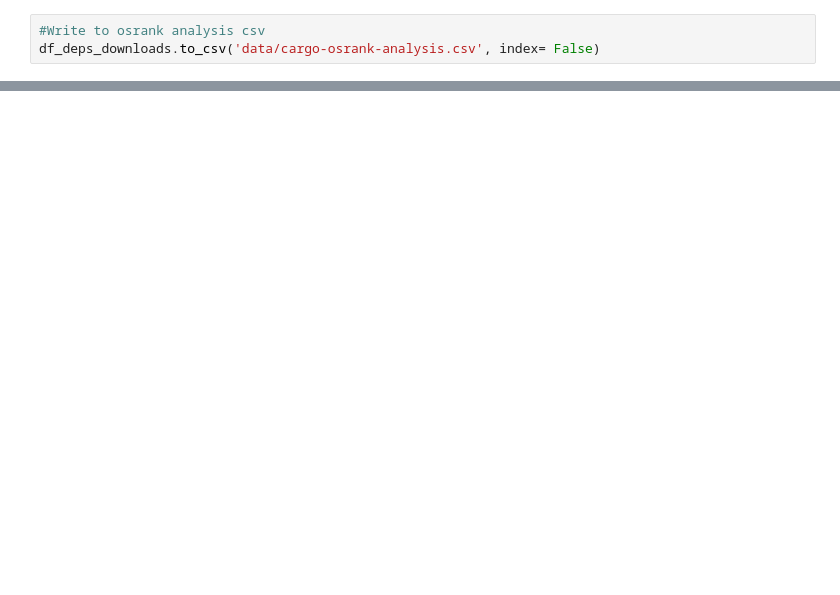
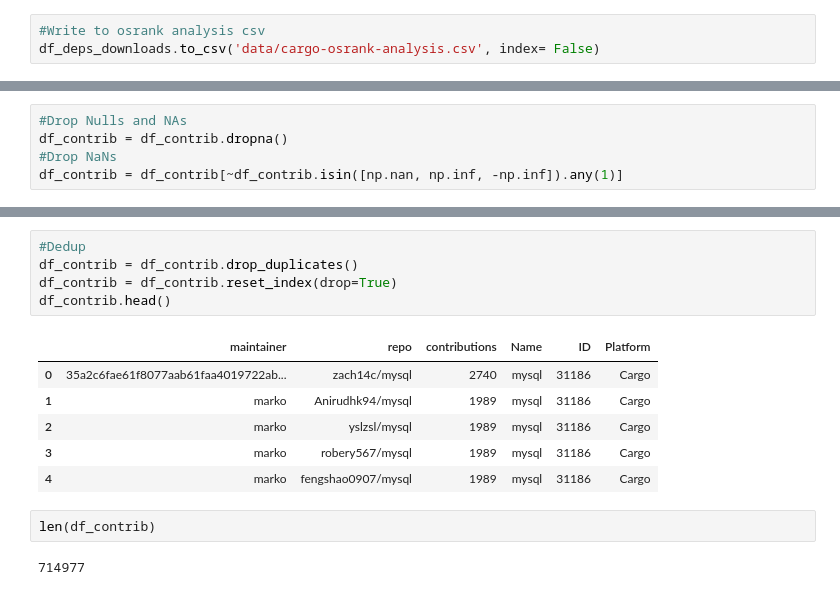
Before and after one commit to oscoin/osrank, a Jupyter notebook: osrank-analysis.ipynb, the cells around one changed output, grey strips where cells are left out. Cells and saved outputs as stored; diff of their text form; blank space fills up the shorter version.

```diff
--- a/osrank-analysis.ipynb
+++ b/osrank-analysis.ipynb
@@ -65,0 +97,5 @@ df_deps_downloads.to_csv('data/cargo-osrank-analysis.csv', index= False)
+# %%
+#Drop Nulls and NAs
+df_contrib = df_contrib.dropna()
+#Drop NaNs
+df_contrib = df_contrib[~df_contrib.isin([np.nan, np.inf, -np.inf]).any(1)]
@@ -65,0 +106,16 @@ df_deps_downloads.to_csv('data/cargo-osrank-analysis.csv', index= False)
+# %%
+#Dedup
+df_contrib = df_contrib.drop_duplicates()
+df_contrib = df_contrib.reset_index(drop=True)
+df_contrib.head()
+# %% [output]
+|  | maintainer | repo | contributions | Name | ID | Platform |
+| 0 | 35a2c6fae61f8077aab61faa4019722ab... | zach14c/mysql | 2740 | mysql | 31186 | Cargo |
+| 1 | marko | Anirudhk94/mysql | 1989 | mysql | 31186 | Cargo |
+| 2 | marko | yslzsl/mysql | 1989 | mysql | 31186 | Cargo |
+| 3 | marko | robery567/mysql | 1989 | mysql | 31186 | Cargo |
+| 4 | marko | fengshao0907/mysql | 1989 | mysql | 31186 | Cargo |
+# %%
+len(df_contrib)
+# %% [output]
+714977
```
Also changed, not shown: parts of 12 cells of this notebook.
